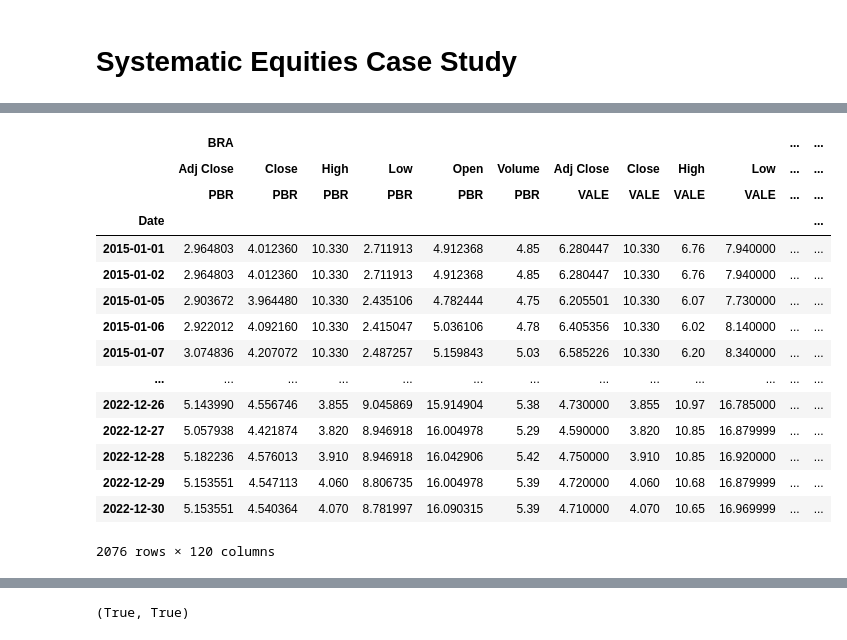
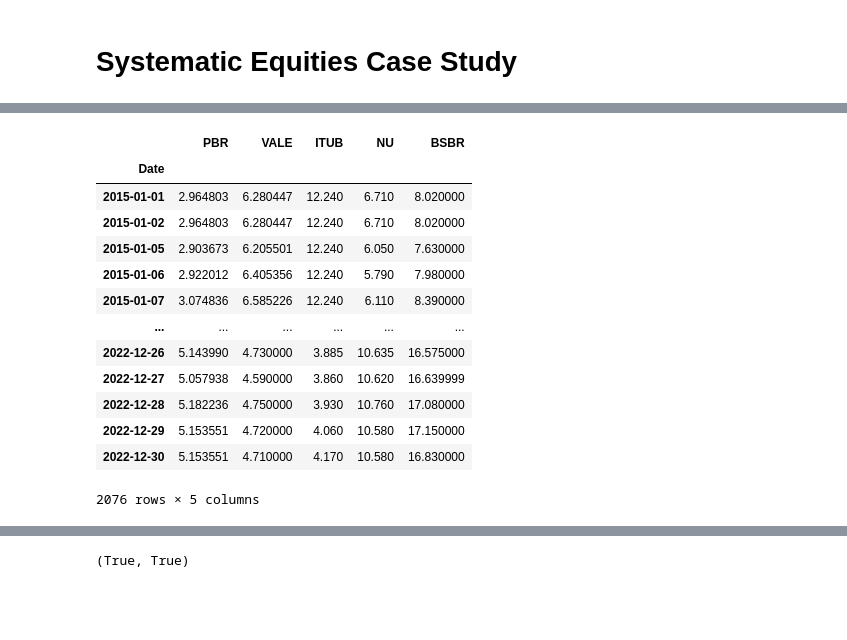
Before and after one commit to anaconda121/CTC, a Jupyter notebook: CTC_Systematic_Equities_Notebook.ipynb, the cells around one changed output, grey strips where cells are left out. Cells and saved outputs as stored; diff of their text form; code cells hidden in the pictures; blank space fills up the shorter version.

Commit message:
played around with data - trying to see what data can be used to create ML model

```diff
--- a/CTC_Systematic_Equities_Notebook.ipynb
+++ b/CTC_Systematic_Equities_Notebook.ipynb
@@ -81,22 +102,20 @@ data["BRA"]["Adj Close"]
 # %%
-data
+data["BRA"]["Adj"]
 # %% [output]
-|  | BRA |  |  |  |  |  |  |  |  |  | ... | ... |
-|  | Adj Close | Close | High | Low | Open | Volume | Adj Close | Close | High | Low | ... | ... |
-|  | PBR | PBR | PBR | PBR | PBR | PBR | VALE | VALE | VALE | VALE | ... | ... |
-| Date |  |  |  |  |  |  |  |  |  |  |  | ... |
-| 2015-01-01 | 2.964803 | 4.012360 | 10.330 | 2.711913 | 4.912368 | 4.85 | 6.280447 | 10.330 | 6.76 | 7.940000 | ... | ... |
-| 2015-01-02 | 2.964803 | 4.012360 | 10.330 | 2.711913 | 4.912368 | 4.85 | 6.280447 | 10.330 | 6.76 | 7.940000 | ... | ... |
-| 2015-01-05 | 2.903672 | 3.964480 | 10.330 | 2.435106 | 4.782444 | 4.75 | 6.205501 | 10.330 | 6.07 | 7.730000 | ... | ... |
-| 2015-01-06 | 2.922012 | 4.092160 | 10.330 | 2.415047 | 5.036106 | 4.78 | 6.405356 | 10.330 | 6.02 | 8.140000 | ... | ... |
-| 2015-01-07 | 3.074836 | 4.207072 | 10.330 | 2.487257 | 5.159843 | 5.03 | 6.585226 | 10.330 | 6.20 | 8.340000 | ... | ... |
-| ... | ... | ... | ... | ... | ... | ... | ... | ... | ... | ... | ... | ... |
-| 2022-12-26 | 5.143990 | 4.556746 | 3.855 | 9.045869 | 15.914904 | 5.38 | 4.730000 | 3.855 | 10.97 | 16.785000 | ... | ... |
-| 2022-12-27 | 5.057938 | 4.421874 | 3.820 | 8.946918 | 16.004978 | 5.29 | 4.590000 | 3.820 | 10.85 | 16.879999 | ... | ... |
-| 2022-12-28 | 5.182236 | 4.576013 | 3.910 | 8.946918 | 16.042906 | 5.42 | 4.750000 | 3.910 | 10.85 | 16.920000 | ... | ... |
-| 2022-12-29 | 5.153551 | 4.547113 | 4.060 | 8.806735 | 16.004978 | 5.39 | 4.720000 | 4.060 | 10.68 | 16.879999 | ... | ... |
-| 2022-12-30 | 5.153551 | 4.540364 | 4.070 | 8.781997 | 16.090315 | 5.39 | 4.710000 | 4.070 | 10.65 | 16.969999 | ... | ... |
+|  | PBR | VALE | ITUB | NU | BSBR |
+| Date |  |  |  |  |  |
+| 2015-01-01 | 2.964803 | 6.280447 | 12.240 | 6.710 | 8.020000 |
+| 2015-01-02 | 2.964803 | 6.280447 | 12.240 | 6.710 | 8.020000 |
+| 2015-01-05 | 2.903673 | 6.205501 | 12.240 | 6.050 | 7.630000 |
+| 2015-01-06 | 2.922012 | 6.405356 | 12.240 | 5.790 | 7.980000 |
+| 2015-01-07 | 3.074836 | 6.585226 | 12.240 | 6.110 | 8.390000 |
+| ... | ... | ... | ... | ... | ... |
+| 2022-12-26 | 5.143990 | 4.730000 | 3.885 | 10.635 | 16.575000 |
+| 2022-12-27 | 5.057938 | 4.590000 | 3.860 | 10.620 | 16.639999 |
+| 2022-12-28 | 5.182236 | 4.750000 | 3.930 | 10.760 | 17.080000 |
+| 2022-12-29 | 5.153551 | 4.720000 | 4.060 | 10.580 | 17.150000 |
+| 2022-12-30 | 5.153551 | 4.710000 | 4.170 | 10.580 | 16.830000 |
-2076 rows × 120 columns
+2076 rows × 5 columns
 # %%
 '''
 Overview: the following function is a very simple (albeit stupid) trading strategy where
```
Also changed, not shown: parts of 4 cells of this notebook.
